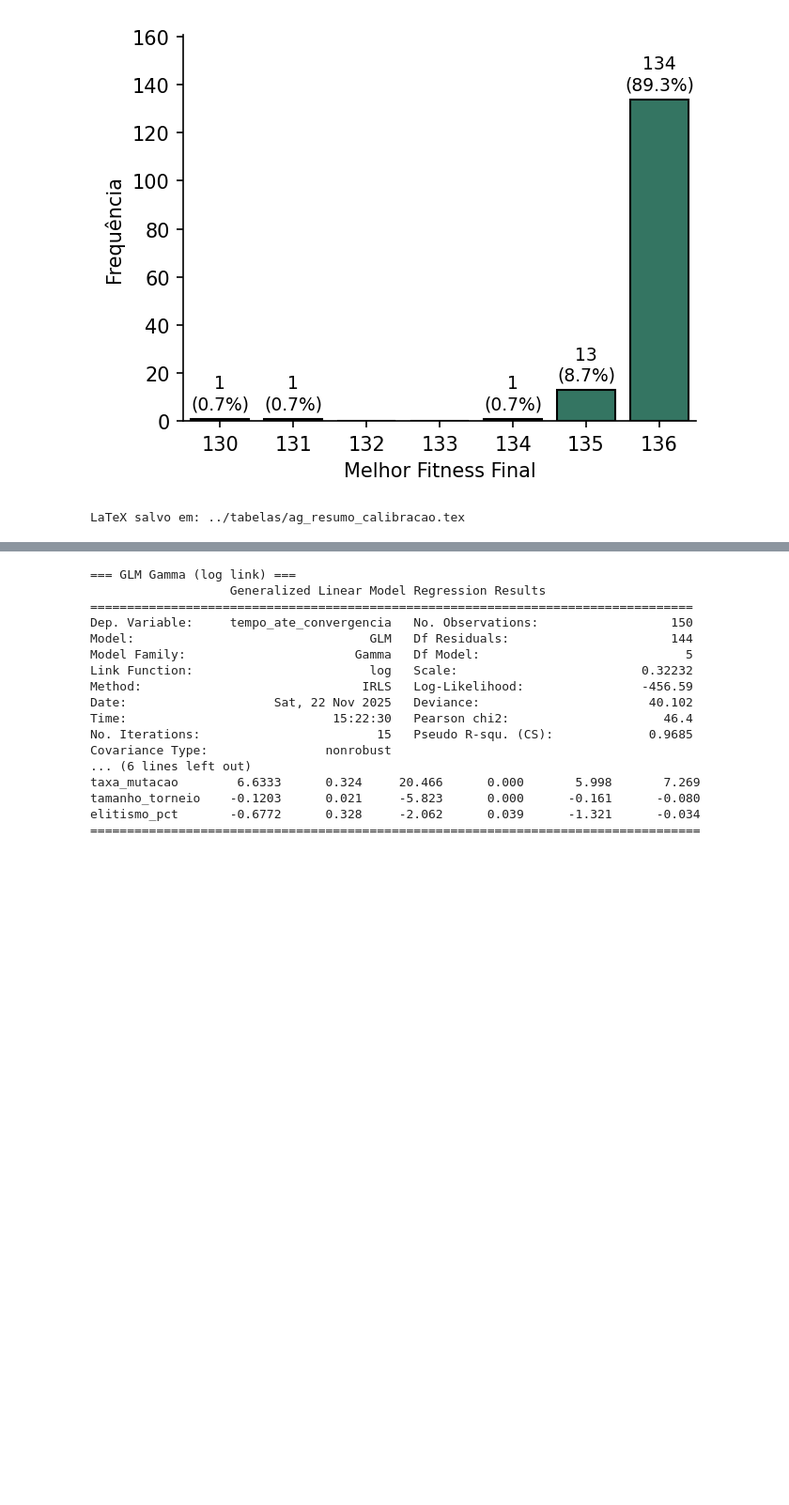
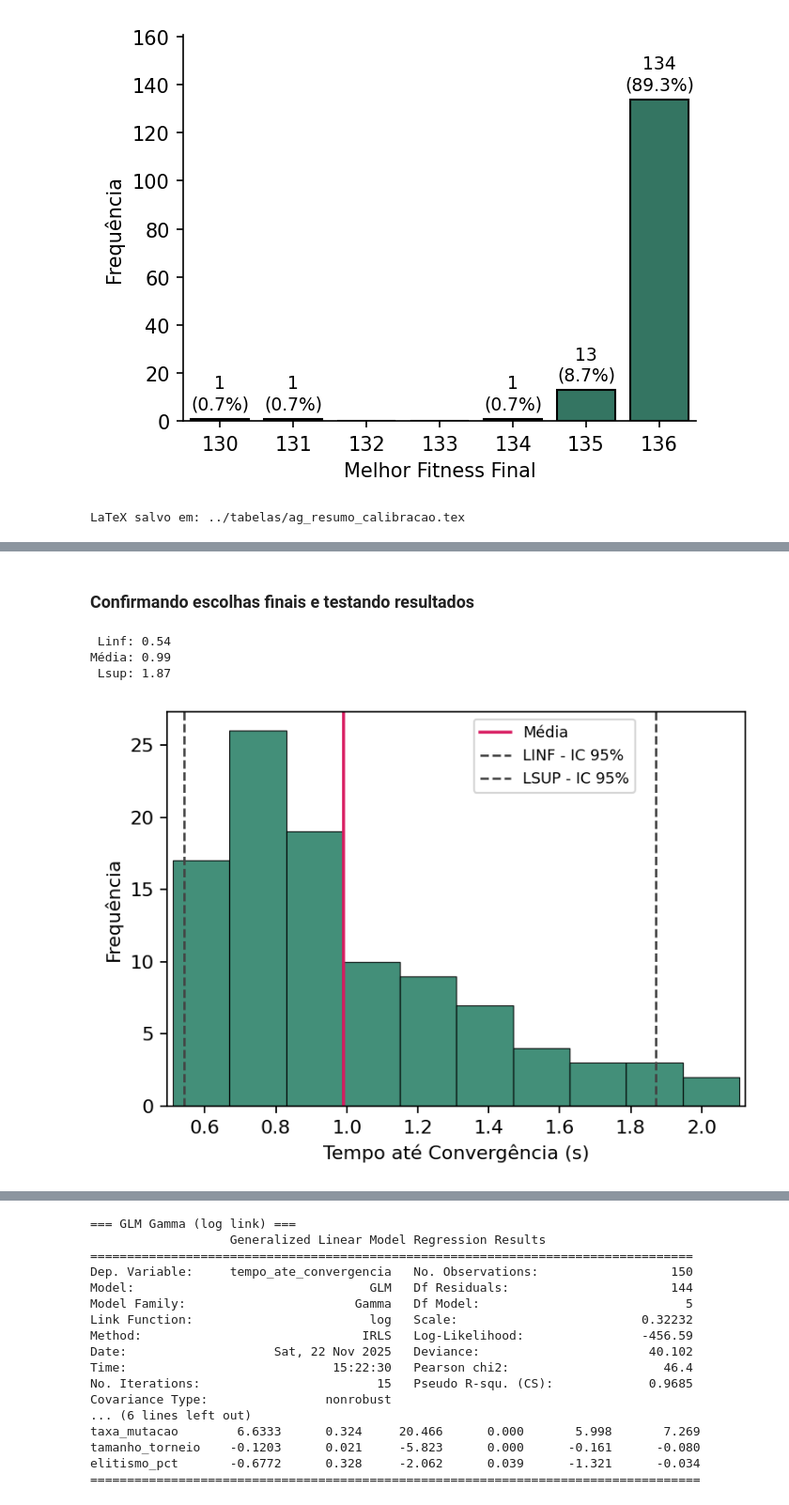
Before and after one commit to karl-peixoto/tcc_organizacao, a Jupyter notebook: codigos/analise_sensibilidade_parametros_ag.ipynb, the cells around one changed output, grey strips where cells are left out. Shown at 94% size. Cells and saved outputs as stored; diff of their text form; code cells hidden in the pictures; blank space fills up the shorter version.

```diff
--- a/codigos/analise_sensibilidade_parametros_ag.ipynb
+++ b/codigos/analise_sensibilidade_parametros_ag.ipynb
@@ -274,3 +275,9 @@ plt.show()
 # %%
 df_resumo = pd.read_csv('resultados_analises_simulacoes/ag_estudo_sensibilidade_parametros_resumo.csv')
 df_hist_all = pd.read_csv('resultados_analises_simulacoes/ag_estudo_sensibilidade_parametros_historico.csv')
+
+df_resumo['tempo_medio_por_geracao'] = df_resumo['tempo_total_seg'] / 50
+df_resumo['tempo_ate_convergencia'] = df_resumo['tempo_medio_por_geracao'] * df_resumo['geracao_melhor_global']
+df_resumo['elitismo_pct'] = df_resumo['n_elitismo'] / df_resumo['n_populacao']
+df_resumo['fit_max'] = df_resumo['melhor_fitness_final'] == df_resumo['melhor_fitness_final'].max()
+df_resumo['processo'] = 'Aleatório'
@@ -569,0 +588,58 @@ from statsmodels.stats.outliers_influence import variance_inflation_factor
+# %% [markdown]
+### Confirmando escolhas finais e testando resultados
+# %%
+df_confirmacao = pd.read_csv('resultados_analises_simulacoes/ag_confirmacao_parametros.csv')
+
+df_confirmacao['tempo_medio_por_geracao'] = df_confirmacao['tempo_total_seg'] / 100
+df_confirmacao['tempo_ate_convergencia'] = df_confirmacao['tempo_medio_por_geracao'] * df_confirmacao['geracao_melhor_global']
+df_confirmacao['processo'] = 'Otimizado'
+
+conclusao = pd.concat([df_resumo[['execucao', 'geracao_melhor_global', 'melhor_fitness_final', 'tempo_total_seg', 'tempo_medio_por_geracao', 'tempo_ate_convergencia', 'processo']], df_confirmacao], ignore_index=True)
+# %%
+
+print(f" Linf: {np.quantile(df_confirmacao['tempo_ate_convergencia'], .025).round(2)}")
+print(f"Média: {df_confirmacao['tempo_ate_convergencia'].mean().round(2)}")
+print(f" Lsup: {np.quantile(df_confirmacao['tempo_ate_convergencia'], .975).round(2)}")
+# %% [output]
+ Linf: 0.54
+Média: 0.99
+ Lsup: 1.87
+# %%
+# Histograma com média e IC 95% (quantis 2.5% e 97.5%)
+plt.style.use("default")
+fig, ax = plt.subplots(figsize=(5.0, 3.6), dpi=160)
+
+vals = df_confirmacao["tempo_ate_convergencia"].dropna()
+n_bins = min(18, max(8, int(np.sqrt(len(vals)))))
+
+# Histograma
+ax.hist(vals, bins=n_bins, color="#298066", edgecolor="black", linewidth=0.55, alpha=0.88)
+
+# Estatísticas
+media = vals.mean()
+q_low = np.quantile(vals, 0.025)
+q_high = np.quantile(vals, 0.975)
+
+
+# Linhas verticais
+ax.axvline(media, color="#D81B60", lw=1.6, label="Média")
+ax.axvline(q_low, color="#444444", lw=1.2, ls="--", label="LINF - IC 95%")
+ax.axvline(q_high, color="#444444", lw=1.2, ls="--", label="LSUP - IC 95%")
+
+
+# Aparência
+ax.set_xlabel("Tempo até Convergência (s)", fontsize=10)
+ax.set_ylabel("Frequência", fontsize=10)
+ax.margins(x=0.01)
+for s in ax.spines.values(): s.set_color("black")
+ax.set_facecolor("white")
+ax.grid(False)
+
+# Legenda enxuta
+ax.legend(frameon=True, fontsize=8, loc="upper center", ncol=1, bbox_to_anchor=(0.67, 1.))
+
+plt.tight_layout()
+fig.savefig("../graficos/ag_hist_tempo_convergencia_confirmacao_ic.pdf", format="pdf", bbox_inches="tight")
+plt.show()
+# %% [output]
+[figure, added]
```
Also changed, not shown: parts of 13 cells of this notebook, 16 other files.
